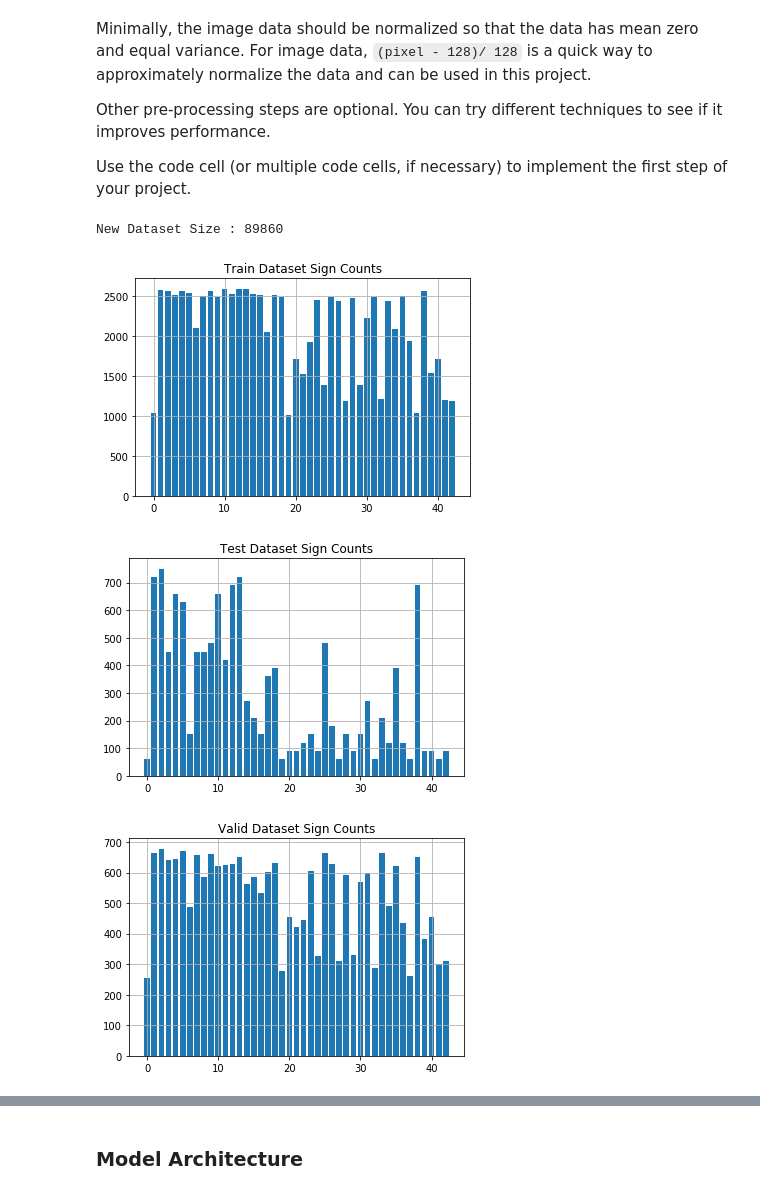
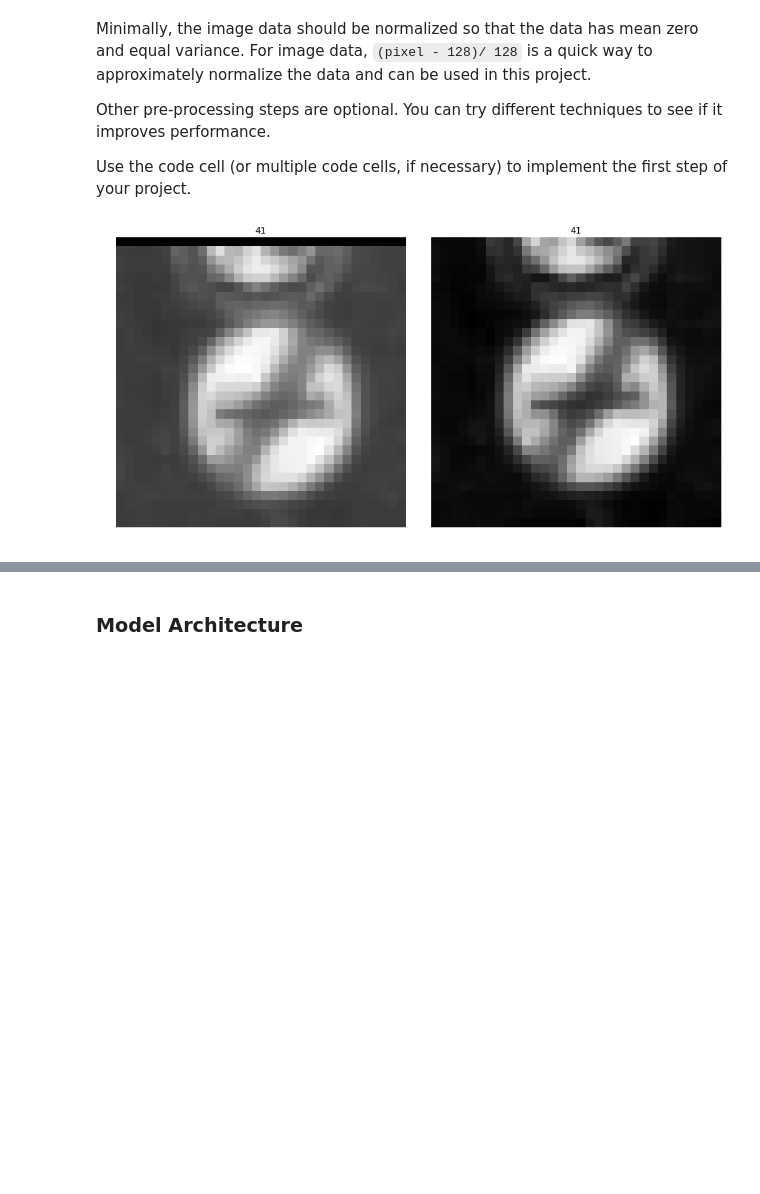
Before and after one commit to vippermaeglin/self-driven-car-nd, a Jupyter notebook: P2 - Traffic Sign Classifier/Traffic_Sign_Classifier.ipynb, the cells around one changed output, grey strips where cells are left out. Saved outputs shown, nothing was run; the diff lists cells and outputs as text; code cells hidden in the pictures; blank space fills up the shorter version.

```diff
--- a/P2 - Traffic Sign Classifier/Traffic_Sign_Classifier.ipynb
+++ b/P2 - Traffic Sign Classifier/Traffic_Sign_Classifier.ipynb
@@ -240,74 +242,32 @@ for i in range(n_train):
             tilt = random.randint(-12, 12)
             M = cv2.getRotationMatrix2D((X_train[i].shape[0]/2, X_train[i].shape[1]/2), tilt, 1)
             dst = cv2.warpAffine(X_train[i], M, (X_train[i].shape[0], X_train[i].shape[1]))
             more2_X_train.append(dst)
             more2_y_train.append(y_train[i])
 
             new_counts_train[y_train[i]] += 2
 
 more_X_train = np.array(more_X_train)
 more_y_train = np.array(more_y_train)
 X_train = np.concatenate((X_train, more_X_train), axis=0)
 y_train = np.concatenate((y_train, more_y_train), axis=0)
 
 more2_X_train = np.array(more_X_train)
 more2_y_train = np.array(more_y_train)
 more2_X_train = np.reshape(more2_X_train, (np.shape(more2_X_train)[0], 32, 32, 1))
 X_train = np.concatenate((X_train, more2_X_train), axis=0)
 y_train = np.concatenate((y_train, more2_y_train), axis=0)
 
 X_train = np.concatenate((X_train, X_valid), axis=0)
 y_train = np.concatenate((y_train, y_valid), axis=0)
 
 figures1 = {}
 labels = {}
 figures1[0] = X_train[n_train+1].squeeze()
 labels[0] = y_train[n_train+1]
 figures1[1] = X_train[0].squeeze()
 labels[1] = y_train[0]
 
-X_train, X_valid, y_train, y_valid = train_test_split(X_train, y_train, test_size=0.2, random_state=0)
-
-print("New Dataset Size : {}".format(X_train.shape[0]))
-
-unique, counts = np.unique(y_train, return_counts=True)
-plt.bar(unique, counts)
-plt.grid()
-plt.title("Train Dataset Sign Counts")
-plt.show()
-
-unique, counts = np.unique(y_test, return_counts=True)
-plt.bar(unique, counts)
-plt.grid()
-plt.title("Test Dataset Sign Counts")
-plt.show()
-
-unique, counts = np.unique(y_valid, return_counts=True)
-plt.bar(unique, counts)
-plt.grid()
-plt.title("Valid Dataset Sign Counts")
-plt.show()
-
-def normalize(im):
-    return -np.log(1/((1 + im)/257) - 1)
-
-# X_train_normalized = normalize(X_train)
-# X_test_normalized = normalize(X_test)
-X_train_normalized = X_train/127.5-1
-X_test_normalized = X_test/127.5-1
-
-number_to_stop = 8
-figures = {}
-count = 0
-for i in random_signs:
-    labels[count] = name_values[y_train[i]][1].decode('ascii')
-    figures[count] = X_train_normalized[i].squeeze()
-    count += 1;
-
-X_train = X_train_normalized
-X_test = X_test_normalized
+plot_figures(figures1, 1, 2, labels)
 # %% [output]
-New Dataset Size : 89860
-[figure, old version]
+[figure, new version]
-[figure, removed]
-[figure, removed]
```
Also changed, not shown: parts of 8 cells of this notebook, 7 other files.
